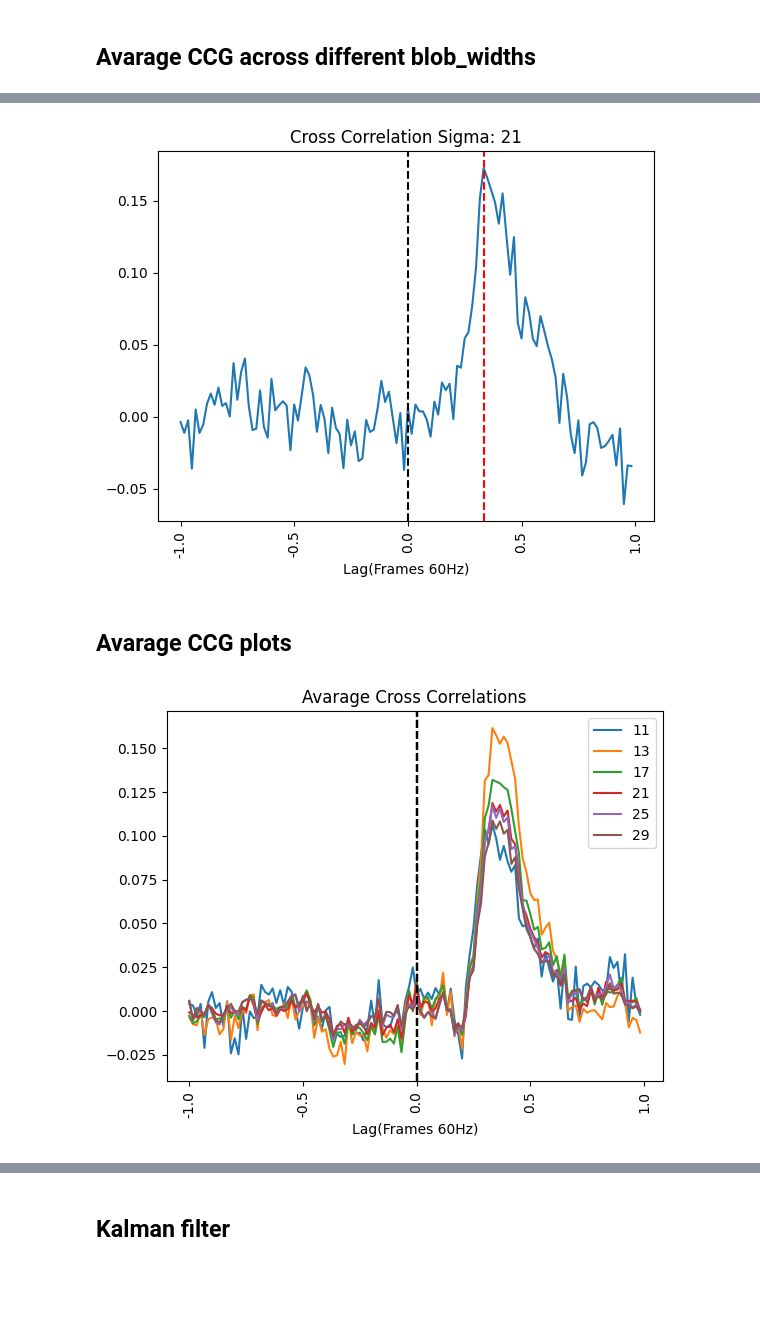
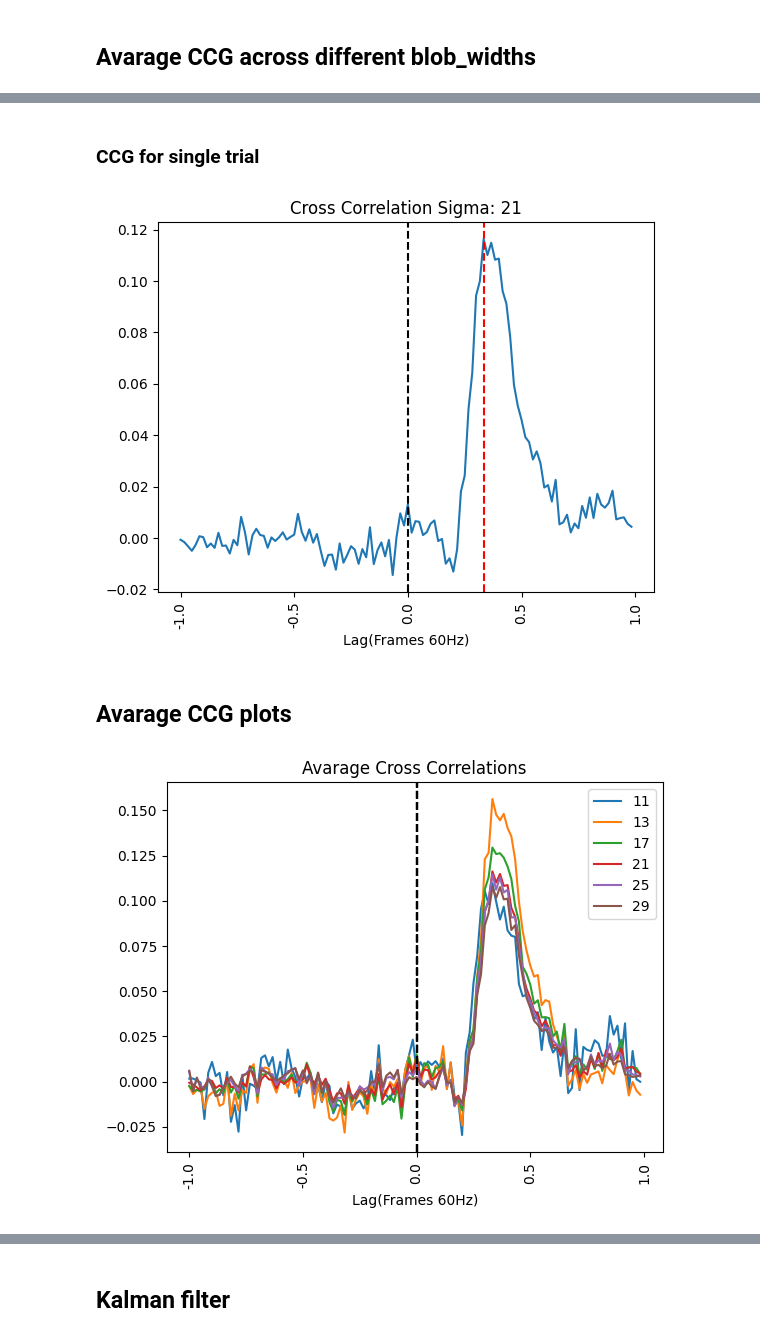
Before and after one commit to omeryildiran/Guido-Pascal-Omer-continuous-psychophysics, a Jupyter notebook: analysis_primier.ipynb, the cells around one changed output, grey strips where cells are left out. Drawn from its saved outputs; the diff is of its cells as text; code cells hidden in the pictures; blank space fills up the shorter version.

```diff
--- a/analysis_primier.ipynb
+++ b/analysis_primier.ipynb
@@ -52,3 +52,14 @@ trial_dict = {}
 for i in range(30):
     trial_dict[i] = {'target': target[i,:], 'response': response[i,:], 'mouse_x': mouse_x[i,:], 'mouse_y': mouse_y[i,:], 'blob_x': blob_x[i,:], 'blob_y': blob_y[i,:], 'sigma': sigma[0][i]}
 trial_dict[2]['sigma']
+
+
+# for each trial remove fitst second(60 Frames) of the data
+for i in range(nTrial):
+    trial_dict[i]['target']=trial_dict[i]['target'][60:]
+    trial_dict[i]['response']=trial_dict[i]['response'][60:]
+    trial_dict[i]['mouse_x']=trial_dict[i]['mouse_x'][60:]
+    trial_dict[i]['mouse_y']=trial_dict[i]['mouse_y'][60:]
+    trial_dict[i]['blob_x']=trial_dict[i]['blob_x'][60:]
+    trial_dict[i]['blob_y']=trial_dict[i]['blob_y'][60:]
+    #trial_dict[i]['sigma']=trial_dict[i]['sigma'][60:]
@@ -86,20 +94,0 @@ plt.show()
-# %%
-# sigma is blob width of the target on each trial
-# sigma is constant for 5 trials and then changes
-# calculate mean of mouse_x and blob_x for trials with the same sigma value
-# plot the mean of mouse_x and blob_x for trials with the same sigma value  (5 plots)
-mean_mouse_xs=[]
-mean_blob_xs=[]
-mean_mouse_ys=[]
-mean_blob_ys=[]
-mean_mouse_vs=[]
-mean_blob_vs=[]
-for i in range(0,6):
-    # get mean of mouse_x for trials untill sigma value changes
-    mean_mouse_xs.append(np.mean(mouse_x[i*5:(i+1)*5,:], axis=0))
-    # get mean of blob_x for trials untill sigma value changes
-    mean_blob_xs.append( np.mean(blob_x[i*5:(i+1)*5,:], axis=0))
-    mean_blob_ys.append( np.mean(blob_y[i*5:(i+1)*5,:], axis=0))
-    mean_mouse_ys.append( np.mean(mouse_y[i*5:(i+1)*5,:], axis=0))
-    mean_mouse_vs.append( np.mean(response[i*5:(i+1)*5,:], axis=0))
-    mean_blob_vs.append( np.mean(target[i*5:(i+1)*5,:], axis=0))
@@ -125,9 +101,9 @@ array([[29, 29, 29, 29, 29, 21, 21, 21, 21, 21, 13, 13, 13, 13, 13, 11,
 # %%
 sigma_dict={11:0,13:1,17:2,21:3,25:4,29:5}
-selected_sigma=13
+selected_sigma=29
 selected_sigma_ind=sigma_dict[selected_sigma]
 
-tmp_trial=trialDictSorted[selected_sigma_ind*5+1][1]
+tmp_trial=trialDictSorted[selected_sigma_ind*nTrialPerBlock+1][1]
 
 # Normalize the signals
 def min_max_normalizer(x):
@@ -136,7 +112,8 @@ X=min_max_normalizer(tmp_trial['mouse_x'])
 Y=min_max_normalizer(tmp_trial['blob_x'])
 ccg=  np.correlate(np.diff(X), np.diff(Y), 'full')
 lag_range = 90
-ccg_range = ccg[600 - lag_range : 601 + lag_range]
+mid_point = len(ccg) // 2
+ccg_range = ccg[mid_point - lag_range : mid_point+1 + lag_range]
 # Create a time vector for the lag range
 time_vector = np.arange(-lag_range, lag_range + 1)
 # Create heatmap
@@ -241,39 +218,39 @@ plt.show()
+# %% [markdown]
+### CCG for single trial
 # %%
 sigma_dict={11:0,13:1,17:2,21:3,25:4,29:5}
 selected_sigma=21
 selected_sigma_ind=sigma_dict[selected_sigma]
 # plot corss-correlation for a single trial
-len_trial=len(target[0,:])
+len_trial=len(trialDictSorted[0][1]['target'])
 frameRate=60
 time_lag=1 # seconds
 steps=int(frameRate*time_lag)
 plt.plot(ccg[len_trial-steps:len_trial+steps])
-
 ccg=ccg_blob_mean[selected_sigma_ind]# set CCG
 # set x axis ticks from -120 to 120 with ticks at every 20 units
 x=np.linspace(0, frameRate*time_lag*2, 5)
 labels=np.linspace(-time_lag, time_lag, len(x))
 plt.xticks(x, labels, rotation='vertical')
-
 #plot a vertical line at lag=0
 plt.axvline(time_lag*frameRate, color='black', linestyle='--')
 # calculate highest correlation
 max_corr=np.max(ccg[len_trial-steps:len_trial+steps])
 max_corr_index=np.argmax(ccg[len_trial-steps:len_trial+steps])
 # plot the highest correlation
 #plt.axhline(max_corr, color='black', linestyle='--')
 plt.axvline(max_corr_index, color='red', linestyle='--')
 plt.title('Cross Correlation Sigma: ' + str(trialDictSorted[selected_sigma_ind*5+1][1]['sigma']))
 plt.xlabel('Lag(Frames 60Hz)')
 plt.show()
 # %% [output]
-[figure, old version]
+[figure, new version]
 # %% [markdown]
 ## Avarage CCG plots
 # %%
 for i,bw in enumerate(blob_widths):
    # plot corss-correlation for a single trial
-    len_trial=len(target[0,:])
+    len_trial=len(trialDictSorted[0][1]['target'])
     frameRate=60
     time_lag=1 # seconds
     steps=int(frameRate*time_lag)
@@ -299,4 +276,4 @@ for i,bw in enumerate(blob_widths):
     plt.xlabel('Lag(Frames 60Hz)')
     #plt.show()
 # %% [output]
-[figure, old version]
+[figure, new version]
```
Also changed, not shown: parts of 18 cells of this notebook.
